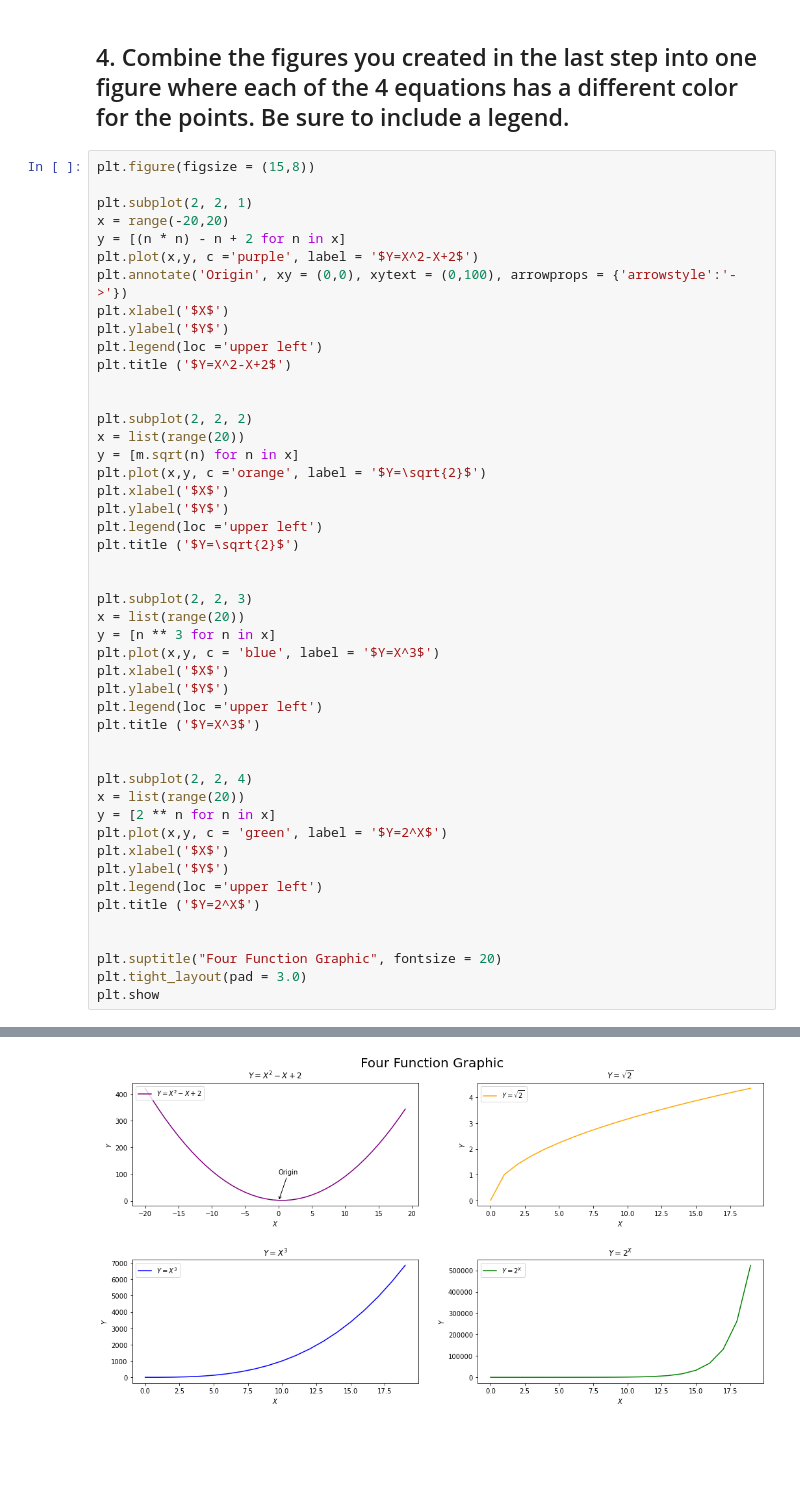
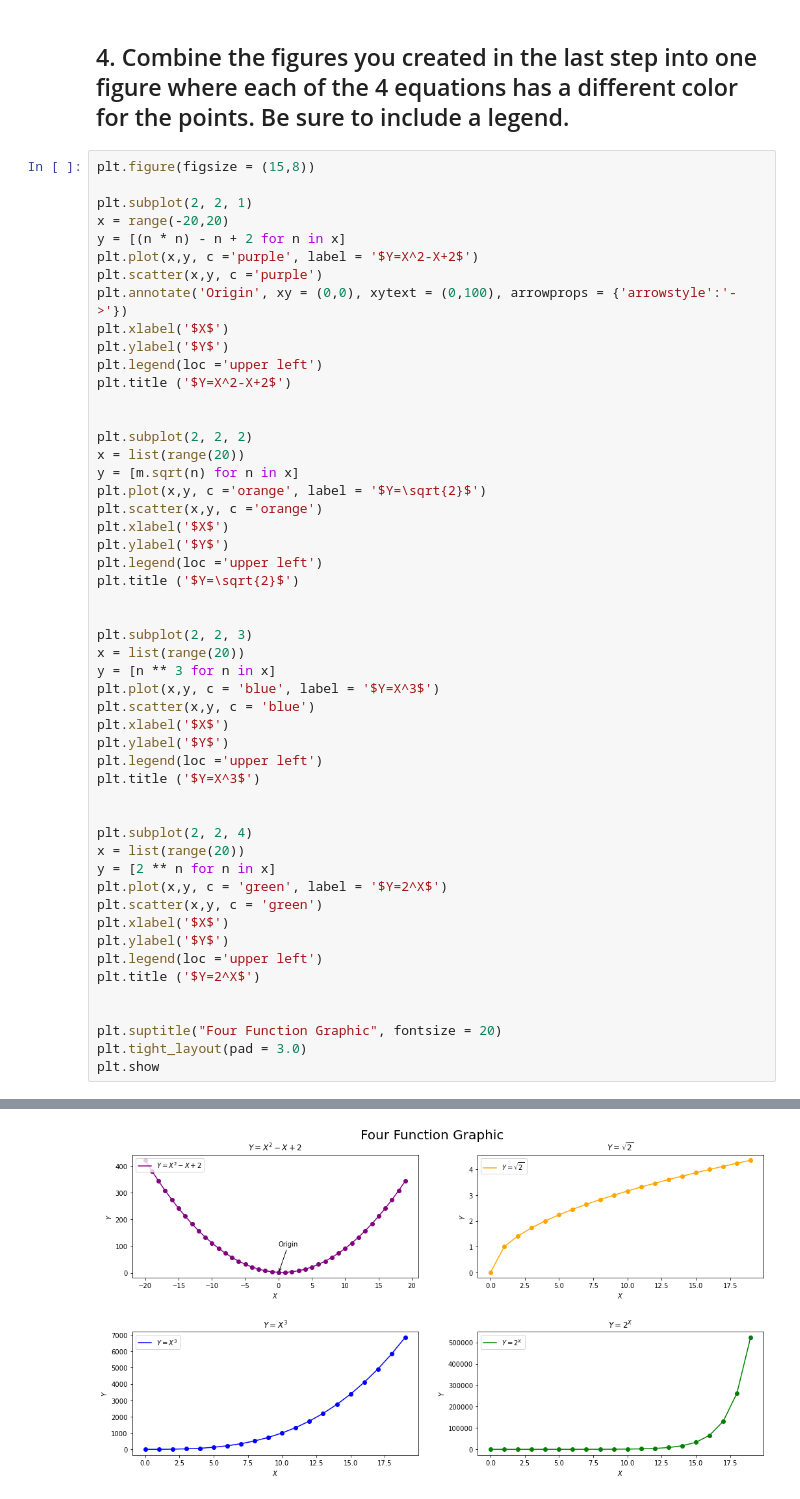
Before and after one commit to CSolitaire/numpy-pandas-visualization-exercises, a Jupyter notebook: matplotlib_exercises.ipynb, the cells around one changed output, grey strips where cells are left out. Saved outputs shown, nothing was run; the diff lists cells and outputs as text; blank space fills up the shorter version.

```diff
--- a/matplotlib_exercises.ipynb
+++ b/matplotlib_exercises.ipynb
@@ -95,6 +95,7 @@ plt.subplot(2, 2, 1)
 x = range(-20,20)
 y = [(n * n) - n + 2 for n in x]
 plt.plot(x,y, c ='purple', label = '$Y=X^2-X+2$')
+plt.scatter(x,y, c ='purple')
 plt.annotate('Origin', xy = (0,0), xytext = (0,100), arrowprops = {'arrowstyle':'->'})
 plt.xlabel('$X$')
 plt.ylabel('$Y$')
@@ -106,35 +107,38 @@ plt.subplot(2, 2, 2)
 x = list(range(20))
 y = [m.sqrt(n) for n in x]
 plt.plot(x,y, c ='orange', label = '$Y=\sqrt{2}$')
+plt.scatter(x,y, c ='orange')
 plt.xlabel('$X$')
 plt.ylabel('$Y$')
 plt.legend(loc ='upper left')
 plt.title ('$Y=\sqrt{2}$')
 
 
 plt.subplot(2, 2, 3)
 x = list(range(20))
 y = [n ** 3 for n in x]
 plt.plot(x,y, c = 'blue', label = '$Y=X^3$')
+plt.scatter(x,y, c = 'blue')
 plt.xlabel('$X$')
 plt.ylabel('$Y$')
 plt.legend(loc ='upper left')
 plt.title ('$Y=X^3$')
 
 
 plt.subplot(2, 2, 4)
 x = list(range(20))
 y = [2 ** n for n in x]
 plt.plot(x,y, c = 'green', label = '$Y=2^X$')
+plt.scatter(x,y, c = 'green')
 plt.xlabel('$X$')
 plt.ylabel('$Y$')
 plt.legend(loc ='upper left')
 plt.title ('$Y=2^X$')
 
 
 plt.suptitle("Four Function Graphic", fontsize = 20)
 plt.tight_layout(pad = 3.0)
 plt.show
 # %% [output]
 <function matplotlib.pyplot.show(*args, **kw)>
-[figure, old version]
+[figure, new version]
```
Also changed, not shown: 1 other file.
